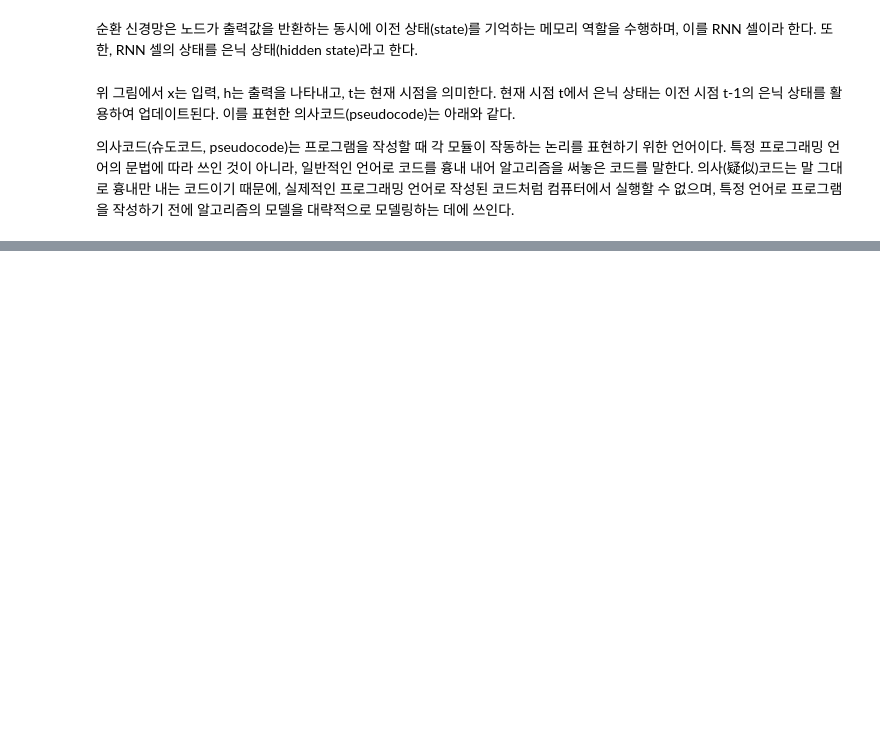
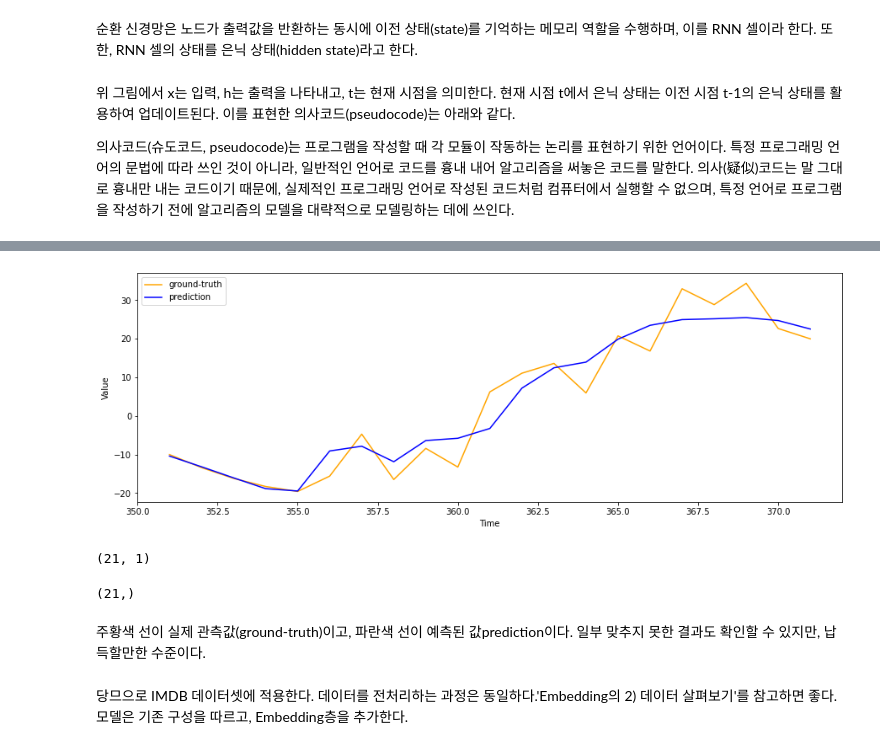
Before and after one commit to spacemaninSeoul/justpractice, a Jupyter notebook: RNN_basic(Embedding,_LSTM,_Conv1D,_BERT).ipynb, the cells around one changed output, grey strips where cells are left out. Drawn from its saved outputs; the diff is of its cells as text; code cells hidden in the pictures; blank space fills up the shorter version.

```diff
--- a/RNN_basic(Embedding,_LSTM,_Conv1D,_BERT).ipynb
+++ b/RNN_basic(Embedding,_LSTM,_Conv1D,_BERT).ipynb
@@ -337,0 +391,16 @@ NameError: ignored
+# %%
+n = 10
+x_train, y_train = make_sequence(time_series, n)
+
+x_train = x_train.reshape(-1, n, 1)
+y_train = y_train.reshape(-1, 1)
+
+from sklearn.model_selection import train_test_split
+
+patial_x_train = x_train[:30 * 11]
+patial_y_train = y_train[:30 * 11]
+x_test = x_train[30 * 11:]
+y_test = y_train[30 * 11:]
+
+print('train:', patial_x_train.shape, patial_y_train.shape)
+print('test:', x_test.shape, y_test.shape)
@@ -337,0 +426,12 @@ NameError: ignored
+# %%
+# SimpleRNN을 사용하여 모델 구성하기
+from tensorflow.keras.layers import SimpleRNN, Flatten, Dense
+from tensorflow.keras.models import Sequential
+
+model = Sequential()
+# Simple RNN층을 첫 번째 층으로 사용하는 경우, 반드시 input_shape을 명시해주어야 한다.
+model.add(SimpleRNN(units = 32, activation='tanh', input_shape = (n, 1)))
+model.add(Dense(1, activation = 'linear'))
+
+model.compile(optimizer = 'adam', loss='mse')
+model.summary()
@@ -337,0 +456,3 @@ NameError: ignored
+# %%
+# 모델 학습
+model.fit(x_train, y_train, epochs = 100, batch_size=12)
@@ -337,0 +478,27 @@ NameError: ignored
+# %%
+# 예측 결과 그리기
+pred = model.predict(x_test)
+
+pred_range = np.arange(len(y_train), len(y_train) + len(pred))
+
+plt.figure(figsize=(15, 5))
+plt.xlabel('Time')
+plt.ylabel('Value')
+plt.plot(pred_range, y_test.reshape(-1,), color='orange', label = 'ground-truth')
+plt.plot(pred_range, pred.reshape(-1, ), color='blue', label='prediction')
+plt.legend()
+plt.show()
+# %% [output]
+[figure, added]
+# %%
+y_test.shape
+# %% [output]
+(21, 1)
+# %%
+y_test.reshape(-1,).shape
+# %% [output]
+(21,)
+# %% [markdown]
+주황색 선이 실제 관측값(ground-truth)이고, 파란색 선이 예측된 값prediction이다. 일부 맞추지 못한 결과도 확인할 수 있지만, 납득할만한 수준이다.
+# %% [markdown]
+당므으로 IMDB 데이터셋에 적용한다. 데이터를 전처리하는 과정은 동일하다.'Embedding의 2) 데이터 살펴보기'를 참고하면 좋다. 모델은 기존 구성을 따르고, Embedding층을 추가한다.
```
Also changed, not shown: parts of 24 cells of this notebook.
